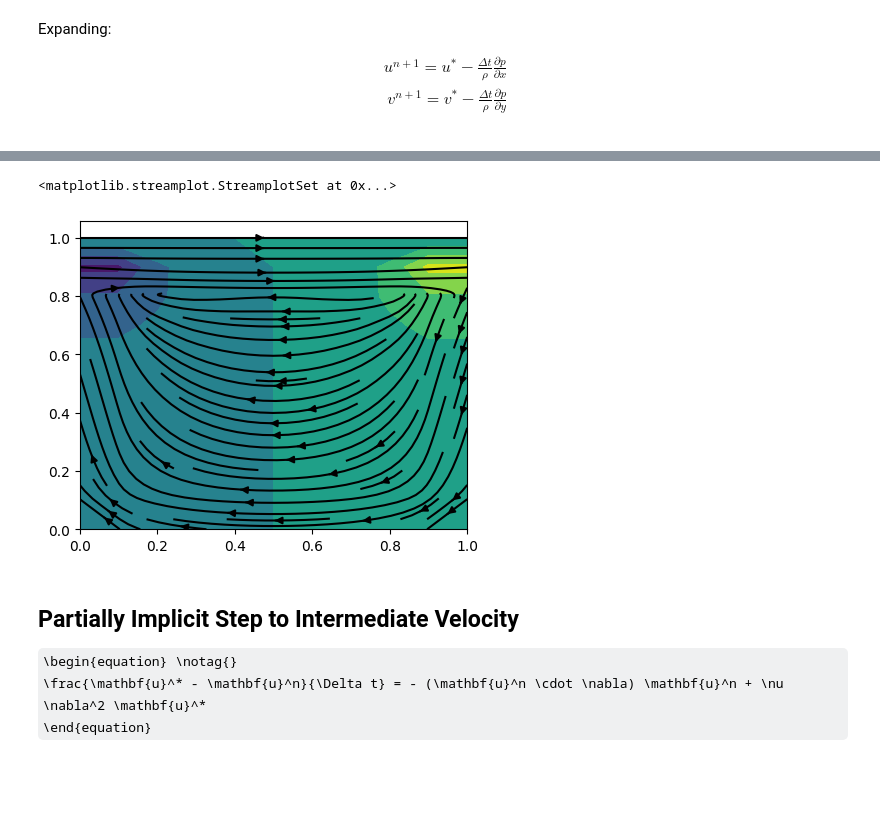
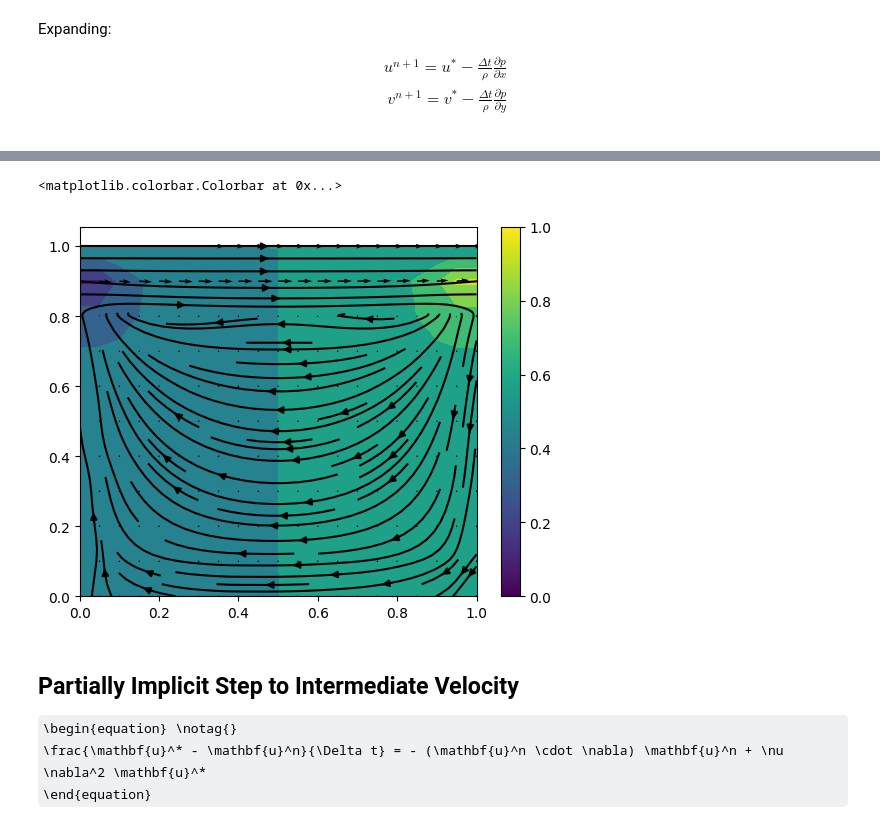
Before and after one commit to wujorgen/splittor, a Jupyter notebook: scratch/projection_method.ipynb, the cells around one changed output, grey strips where cells are left out. Saved outputs shown, nothing was run; the diff lists cells and outputs as text; code cells hidden in the pictures; some formulas as TeX source; blank space fills up the shorter version.

```diff
--- a/scratch/projection_method.ipynb
+++ b/scratch/projection_method.ipynb
@@ -162,10 +167,10 @@ for jdx in range(NY):
 for jdx in range(NY):
     for idx in range(NX):
         ij = jdx * NX + idx
-        im1 = jdx * NY + idx - 1
-        ip1 = jdx * NY + idx + 1
-        jm1 = (jdx - 1) * NY + idx
-        jp1 = (jdx + 1) * NY + idx
+        im1 = jdx * NX + idx - 1
+        ip1 = jdx * NX + idx + 1
+        jm1 = (jdx - 1) * NX + idx
+        jp1 = (jdx + 1) * NX + idx
         # set boundary conditions
         if jdx == NY - 1:
             u_star[ij] = lid_velocity
@@ -178,8 +183,8 @@ for jdx in range(NY):
         # grid steps
         dx_p = X[idx + 1] - X[idx]
         dx_m = X[idx] - X[idx - 1]
-        dy_p = Y[idx + 1] - Y[idx]
-        dy_m = Y[idx] - Y[idx - 1]
+        dy_p = Y[jdx + 1] - Y[jdx]
+        dy_m = Y[jdx] - Y[jdx - 1]
         # first order derivatives
         dudx_p = (u_n[ip1] - u_n[ij]) / dx_p
         dudx_m = (u_n[ij] - u_n[im1]) / dx_m
@@ -249,10 +260,10 @@ b = np.zeros(NX * NY)
 for jdx in range(NY):
     for idx in range(NX):
         ij = jdx * NX + idx
-        im1 = jdx * NY + idx - 1
-        ip1 = jdx * NY + idx + 1
-        jm1 = (jdx - 1) * NY + idx
-        jp1 = (jdx + 1) * NY + idx
+        im1 = jdx * NX + idx - 1
+        ip1 = jdx * NX + idx + 1
+        jm1 = (jdx - 1) * NX + idx
+        jp1 = (jdx + 1) * NX + idx
         # handle boundaries
         if jdx == NY - 1:
             A[ij, ij] = 1
@@ -276,8 +287,8 @@ for jdx in range(NY):
         # grid steps
         dx_p = X[idx + 1] - X[idx]
         dx_m = X[idx] - X[idx - 1]
-        dy_p = Y[idx + 1] - Y[idx]
-        dy_m = Y[idx] - Y[idx - 1]
+        dy_p = Y[jdx + 1] - Y[jdx]
+        dy_m = Y[jdx] - Y[jdx - 1]
         #
         dudx_p = (u_star[ip1] - u_star[ij]) / dx_p
         dudx_m = (u_star[ij] - u_star[im1]) / dx_m
@@ -329,10 +340,10 @@ v_np1 = np.zeros(NX * NY)
 for jdx in range(NY):
     for idx in range(NX):
         ij = jdx * NX + idx
-        im1 = jdx * NY + idx - 1
-        ip1 = jdx * NY + idx + 1
-        jm1 = (jdx - 1) * NY + idx
-        jp1 = (jdx + 1) * NY + idx
+        im1 = jdx * NX + idx - 1
+        ip1 = jdx * NX + idx + 1
+        jm1 = (jdx - 1) * NX + idx
+        jp1 = (jdx + 1) * NX + idx
         # handle boundaries
         if jdx == NY - 1:
             u_np1[ij] = lid_velocity
@@ -345,8 +356,8 @@ for jdx in range(NY):
         # grid steps
         dx_p = X[idx + 1] - X[idx]
         dx_m = X[idx] - X[idx - 1]
-        dy_p = Y[idx + 1] - Y[idx]
-        dy_m = Y[idx] - Y[idx - 1]
+        dy_p = Y[jdx + 1] - Y[jdx]
+        dy_m = Y[jdx] - Y[jdx - 1]
         #
         dpdx_p = (p_np1[ip1] - p_np1[ij]) / dx_p
         dpdx_m = (p_np1[ij] - p_np1[im1]) / dx_m
@@ -375,10 +386,12 @@ for line in reversed(convert_vector_to_field(u_np1, NX, NY).T):
 # %%
-plt.figure(figsize=(5,4))
+#plt.figure(figsize=(5,4))
 plt.contourf(XMG, YMG, convert_vector_to_field(p_np1, NX, NY))
+plt.quiver(XMG.T, YMG.T, convert_vector_to_field(u_np1, NX, NY).T, convert_vector_to_field(v_np1, NX, NY).T, color="black")
 plt.streamplot(XMG.T, YMG.T, convert_vector_to_field(u_np1, NX, NY).T, convert_vector_to_field(v_np1, NX, NY).T, color="black")
+plt.colorbar()
 # %% [output]
-<matplotlib.streamplot.StreamplotSet at 0x...>
+<matplotlib.colorbar.Colorbar at 0x...>
-[figure, old version]
+[figure, new version]
 # %% [markdown]
 ## Partially Implicit Step to Intermediate Velocity
 
```
Also changed, not shown: parts of 4 cells of this notebook.
